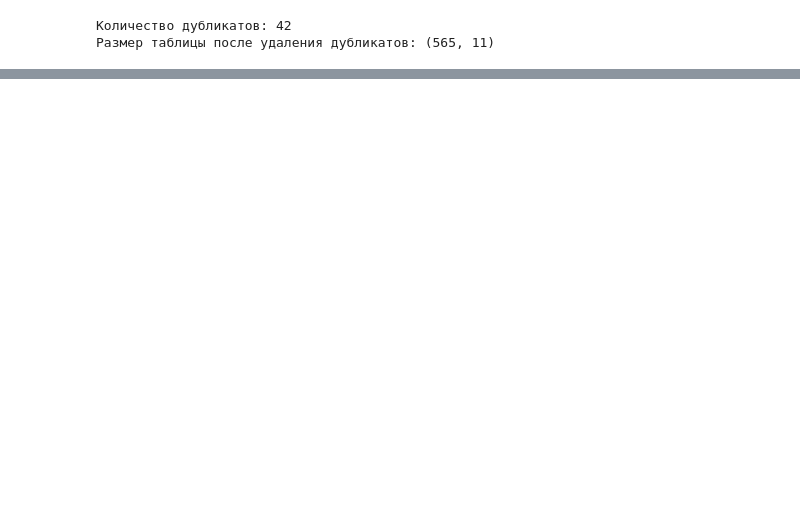
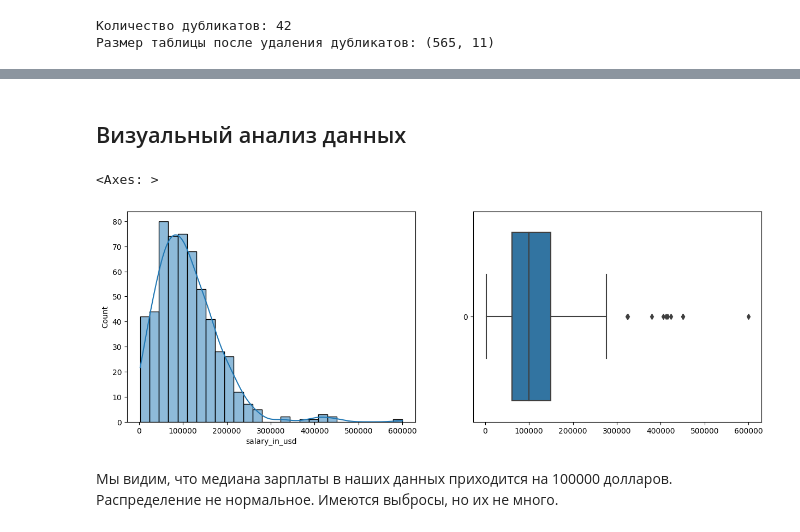
Before and after one commit to bomjprog/IDE, a Jupyter notebook: EDA/hw_eda.ipynb, the cells around one changed output, grey strips where cells are left out. Cells and saved outputs as stored; diff of their text form; code cells hidden in the pictures; blank space fills up the shorter version.

```diff
--- a/EDA/hw_eda.ipynb
+++ b/EDA/hw_eda.ipynb
@@ -66,0 +92,13 @@ print(f'Размер таблицы после удаления дубликат
+# %% [markdown]
+## Визуальный анализ данных
+# %%
+# для начала построим гистограммы и посмотрим на распределение всех числовых признаков:
+# для признака salary_in_usd
+fig, axes = plt.subplots(1, 2, figsize=(15, 5))
+sns.histplot(data['salary_in_usd'], kde=True, ax=axes[0])
+sns.boxplot(data['salary_in_usd'], ax=axes[1], orient='h')
+# %% [output]
+<Axes: >
+[figure, added]
+# %% [markdown]
+Мы видим, что медиана зарплаты в наших данных приходится на 100000 долларов. Распределение не нормальное. Имеются выбросы, но их не много.
```
Also changed, not shown: parts of 9 cells of this notebook.
